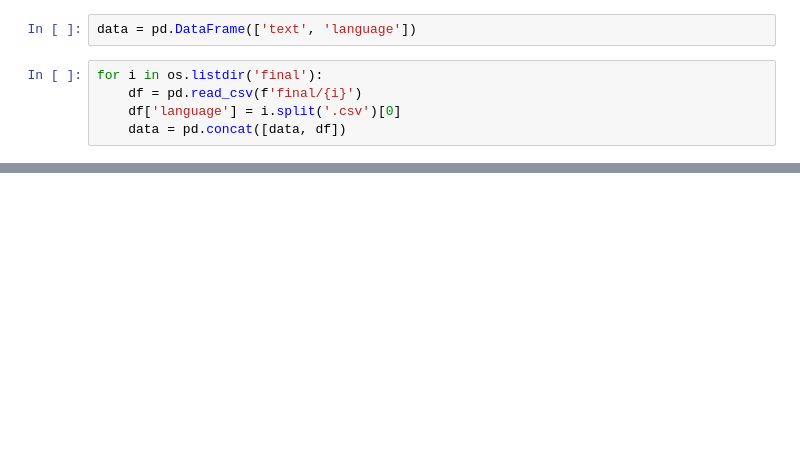
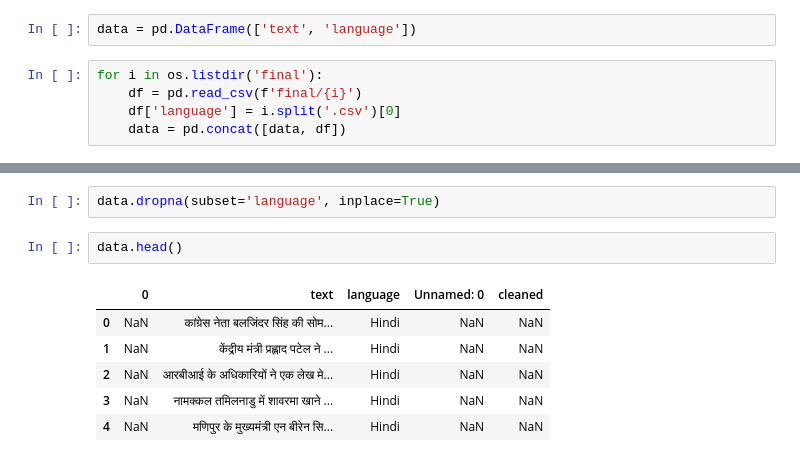
Before and after one commit to pranavagrawal321/Language-Identification, a Jupyter notebook: preprocessing.ipynb, the cells around one changed output, grey strips where cells are left out. Drawn from its saved outputs; the diff is of its cells as text; blank space fills up the shorter version.

```diff
--- a/preprocessing.ipynb
+++ b/preprocessing.ipynb
@@ -1814,0 +2451,11 @@ data.head()
+# %%
+data.dropna(subset='language', inplace=True)
+# %%
+data.head()
+# %% [output]
+|  | 0 | text | language | Unnamed: 0 | cleaned |
+| 0 | NaN | कांग्रेस नेता बलजिंदर सिंह की सोम... | Hindi | NaN | NaN |
+| 1 | NaN | केंद्रीय मंत्री प्रह्लाद पटेल ने ... | Hindi | NaN | NaN |
+| 2 | NaN | आरबीआई के अधिकारियों ने एक लेख मे... | Hindi | NaN | NaN |
+| 3 | NaN | नामक्कल तमिलनाडु में शावरमा खाने ... | Hindi | NaN | NaN |
+| 4 | NaN | मणिपुर के मुख्यमंत्री एन बीरेन सि... | Hindi | NaN | NaN |
```
Also changed, not shown: parts of 118 cells of this notebook.
